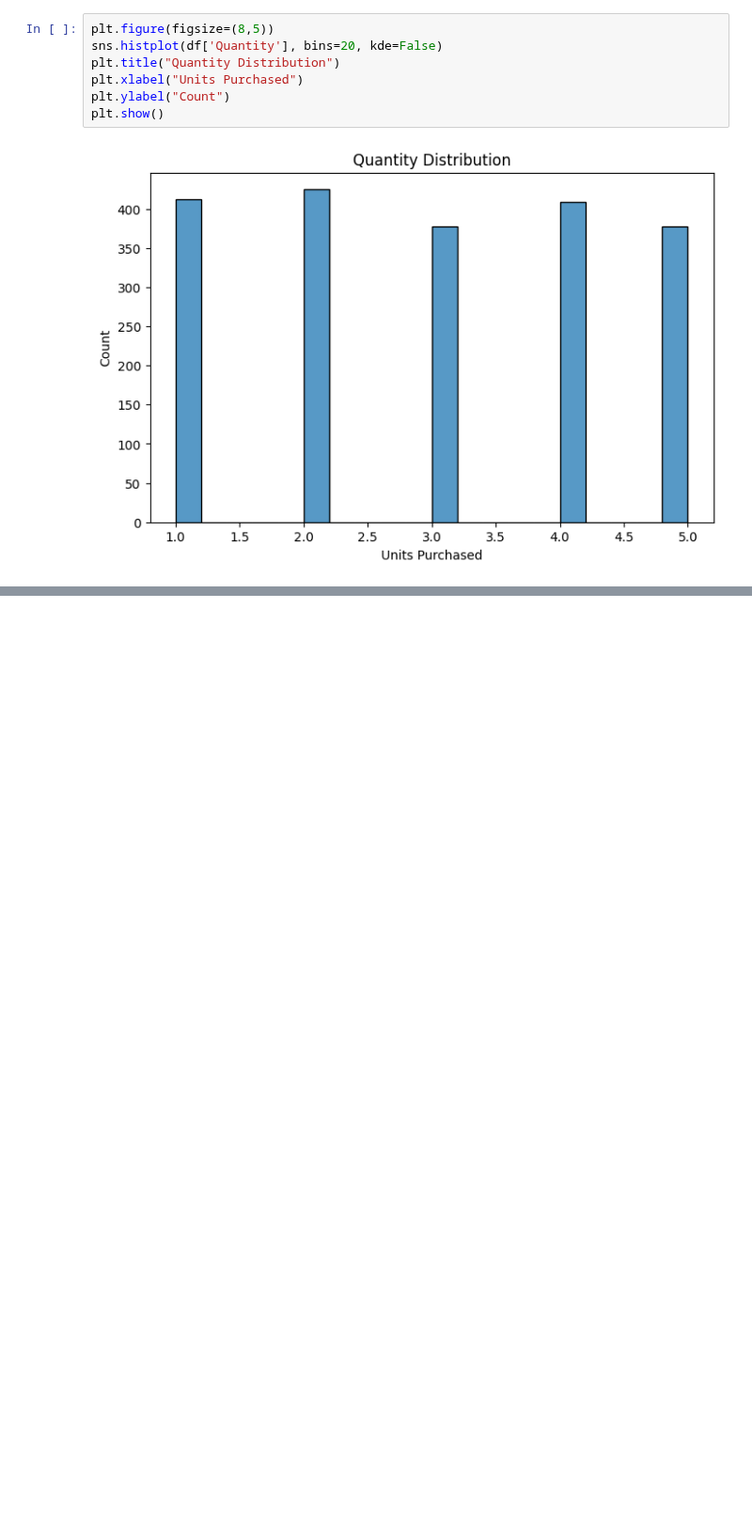
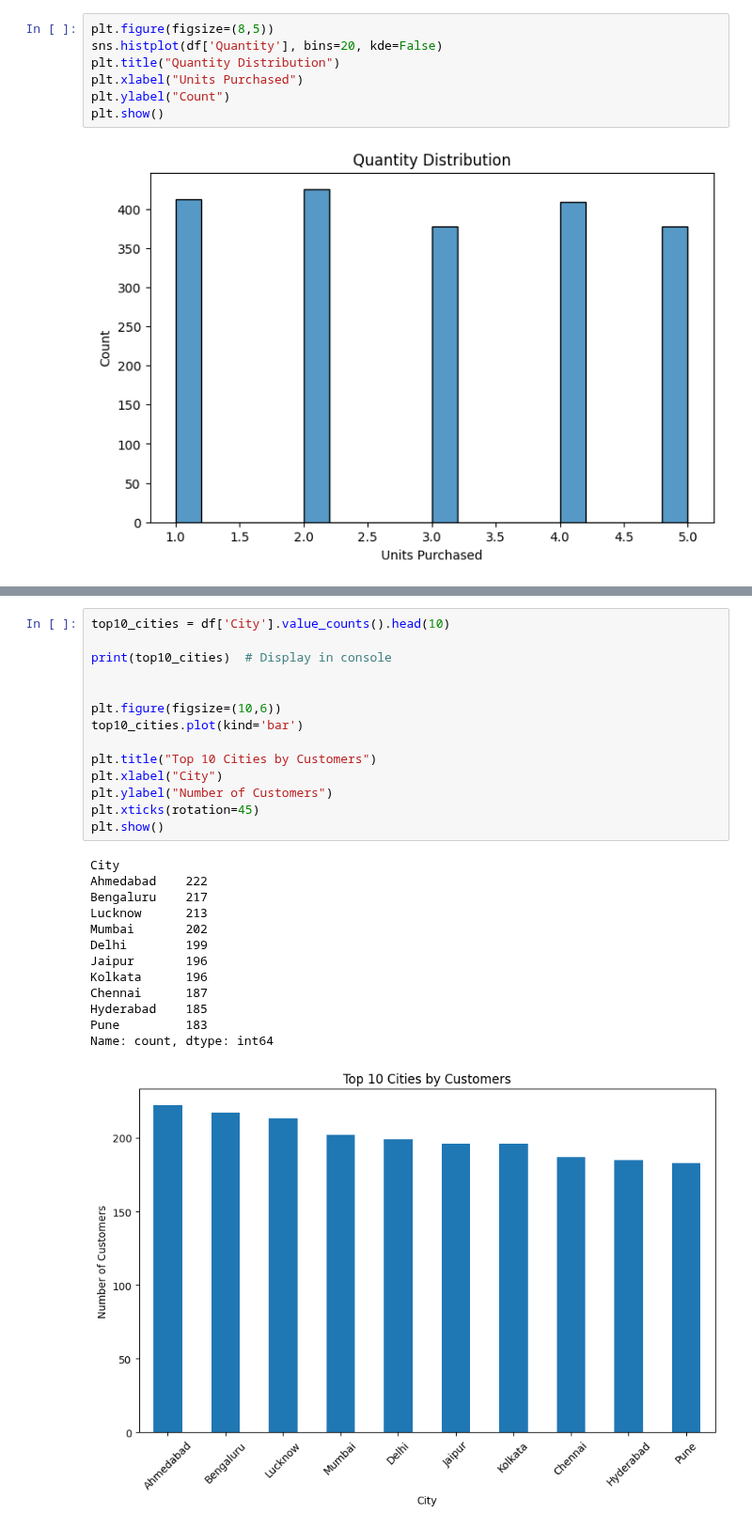
Before and after one commit to srivarsha1409/TCS-task-, a Jupyter notebook: code.ipynb, the cells around one changed output, grey strips where cells are left out. Shown at 94% size. Saved outputs shown, nothing was run; the diff lists cells and outputs as text; blank space fills up the shorter version.

```diff
--- a/code.ipynb
+++ b/code.ipynb
@@ -243,0 +298,28 @@ plt.show()
+# %%
+top10_cities = df['City'].value_counts().head(10)
+
+print(top10_cities)  # Display in console
+
+
+plt.figure(figsize=(10,6))
+top10_cities.plot(kind='bar')
+
+plt.title("Top 10 Cities by Customers")
+plt.xlabel("City")
+plt.ylabel("Number of Customers")
+plt.xticks(rotation=45)
+plt.show()
+# %% [output]
+City
+Ahmedabad    222
+Bengaluru    217
+Lucknow      213
+Mumbai       202
+Delhi        199
+Jaipur       196
+Kolkata      196
+Chennai      187
+Hyderabad    185
+Pune         183
+Name: count, dtype: int64
+[figure, added]
```
Also changed, not shown: parts of 27 cells of this notebook.
